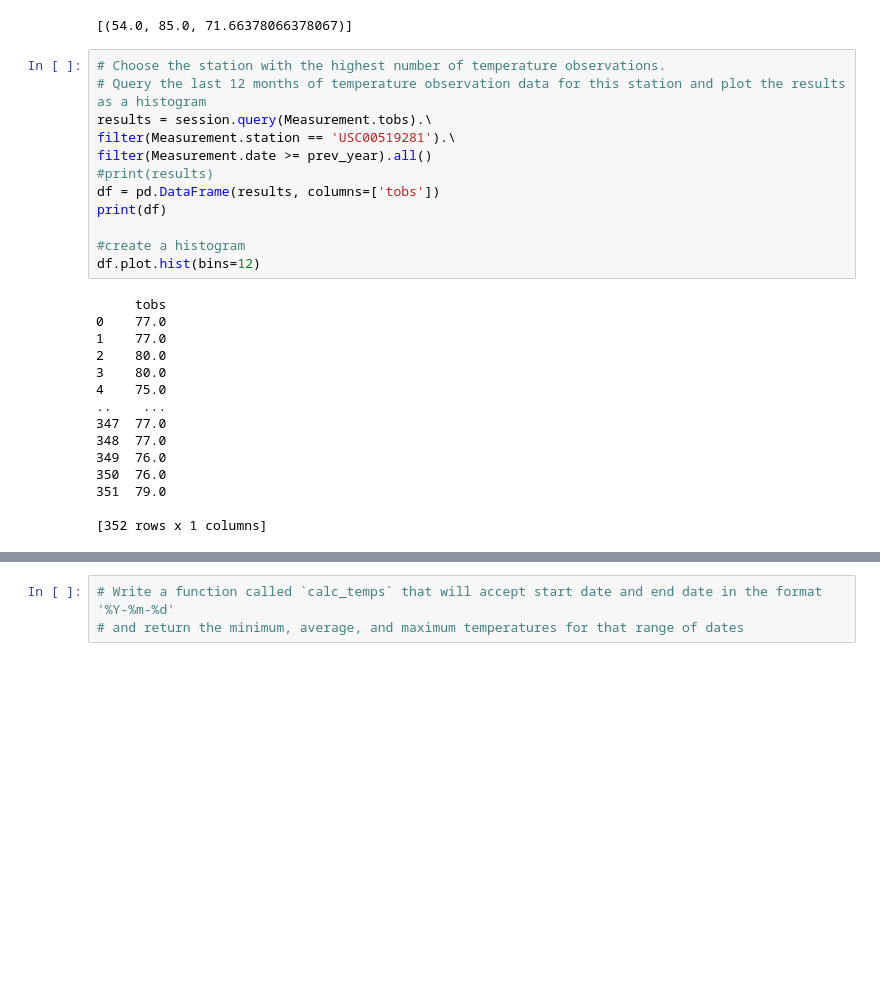
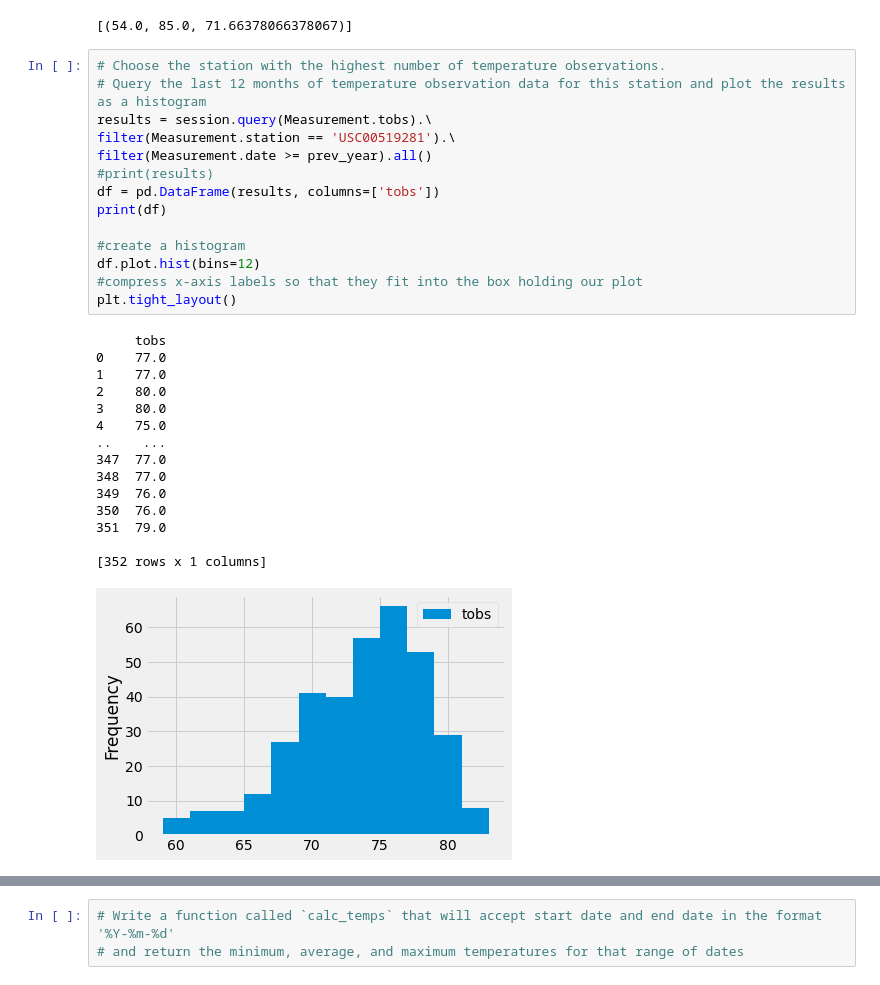
Before and after one commit to melisavacca/surfs_up, a Jupyter notebook: climate_analysis.ipynb, the cells around one changed output, grey strips where cells are left out. Drawn from its saved outputs; the diff is of its cells as text; blank space fills up the shorter version.

```diff
--- a/climate_analysis.ipynb
+++ b/climate_analysis.ipynb
@@ -125,27 +125,30 @@ filter(Measurement.station == 'USC00519281').all()
 # %%
 # Choose the station with the highest number of temperature observations.
 # Query the last 12 months of temperature observation data for this station and plot the results as a histogram
 results = session.query(Measurement.tobs).\
 filter(Measurement.station == 'USC00519281').\
 filter(Measurement.date >= prev_year).all()
 #print(results)
 df = pd.DataFrame(results, columns=['tobs'])
 print(df)
 
 #create a histogram
 df.plot.hist(bins=12)
+#compress x-axis labels so that they fit into the box holding our plot
+plt.tight_layout()
 # %% [output]
      tobs
 0    77.0
 1    77.0
 2    80.0
 3    80.0
 4    75.0
 ..    ...
 347  77.0
 348  77.0
 349  76.0
 350  76.0
 351  79.0
 
 [352 rows x 1 columns]
+[figure, added]
```
Also changed, not shown: parts of 2 cells of this notebook, 1 other file.
